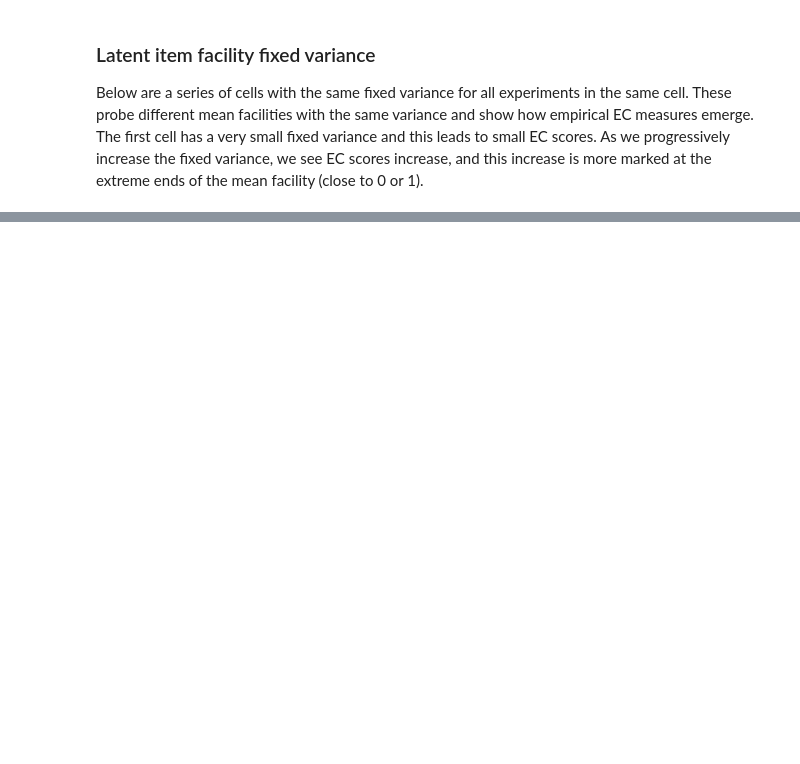
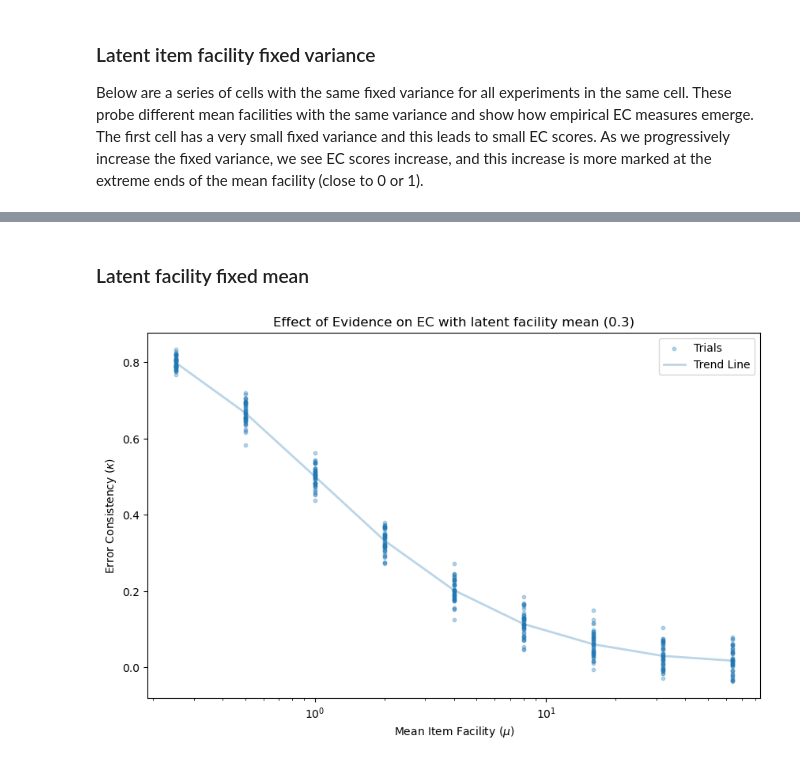
Before and after one commit to lukedickens/alignsim, a Jupyter notebook: notebooks/error_consistency_experiments.ipynb, the cells around one changed output, grey strips where cells are left out. Cells and saved outputs as stored; diff of their text form; code cells hidden in the pictures; blank space fills up the shorter version.

```diff
--- a/notebooks/error_consistency_experiments.ipynb
+++ b/notebooks/error_consistency_experiments.ipynb
@@ -321,0 +235,15 @@ plot_latent_facility_ec_experiment(
+# %% [markdown]
+### Latent facility fixed mean
+# %%
+fixed_mean = 0.3
+evidences = np.logspace(-2,6,9, base=2)
+df_sim = run_fixed_mean_latent_facility_experiment(evidences, fixed_mean=fixed_mean, N=N, n_trials=n_trials)
+
+plot_latent_facility_ec_experiment(
+        df_sim,
+        mean=fixed_mean,
+        figsize=(10, 6)
+)
+plt.xscale('log')
+# %% [output]
+[figure, added]
```
Also changed, not shown: parts of 25 cells of this notebook, 8 other files.
